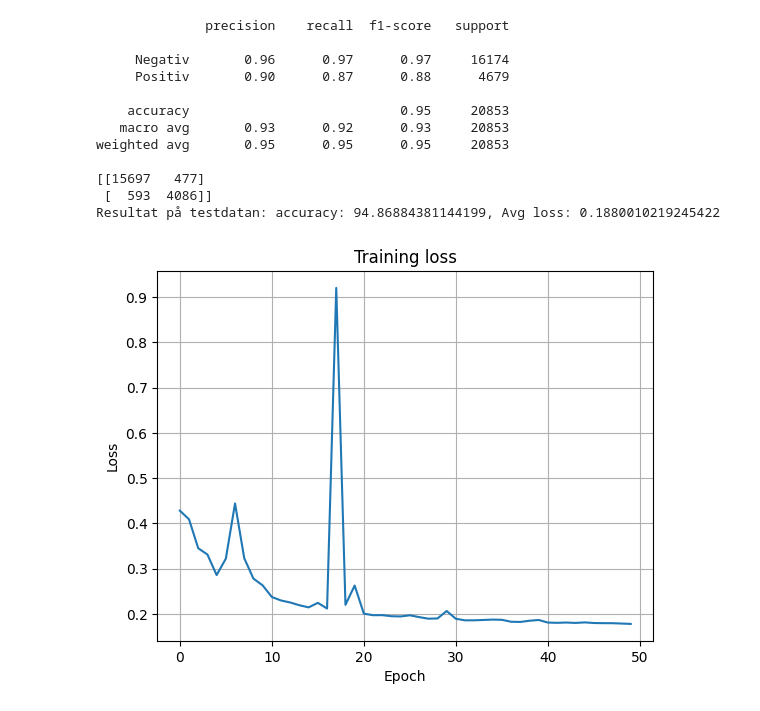
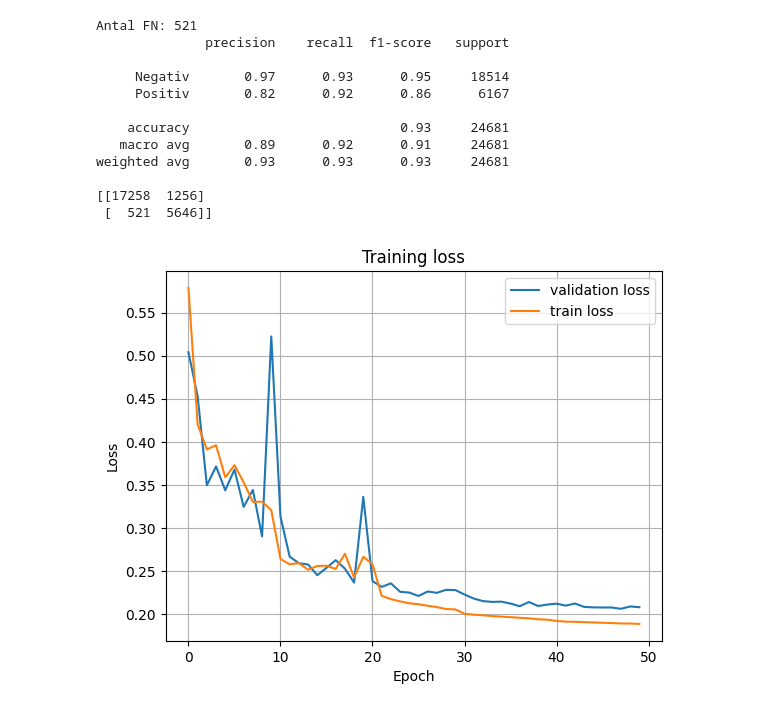
Before and after one commit to andreasjak/MSc26_Assar, a Jupyter notebook: networks/feed_forward_base_model.ipynb, the cells around one changed output. Drawn from its saved outputs; the diff is of its cells as text; code cells hidden in the pictures.

```diff
--- a/networks/feed_forward_base_model.ipynb
+++ b/networks/feed_forward_base_model.ipynb
@@ -9,9 +9,9 @@ from torch.utils.data import DataLoader, TensorDataset
 
 con = duckdb.connect('../capillary.db')
 
-df = con.execute(""" SELECT id, pid, value, auto_classification AS label FROM protein_data WHERE auto_classification = 0 OR auto_classification = 1""").df()
+df = con.execute(""" SELECT id, pid, value, label FROM protein_data WHERE label = 0 OR label = 1""").df()
 
-pids = con.execute("SELECT DISTINCT pid FROM protein_data WHERE auto_classification = 0 OR auto_classification = 1").df()
+pids = con.execute("SELECT DISTINCT pid FROM protein_data WHERE label = 0 OR label = 1").df()
 
 df = df[df['value'].apply(len) == 301]
 df['value'] = df['value'].apply(lambda x: x[:300])
@@ -102,6 +102,7 @@ class NeuralNetwork(nn.Module):
 
 def train(train_dataloader, model, loss_fn, optimizer):
     model.train()
+    total_loss = 0
     for batch, (X, y) in enumerate(train_dataloader):
         X, y = X.to(device), y.to(device)
 
@@ -113,6 +114,8 @@ def train(train_dataloader, model, loss_fn, optimizer):
         loss.backward()
         optimizer.step()
         optimizer.zero_grad()
+        total_loss += loss.item()
+    return total_loss / len(train_dataloader)
 
 def validate(val_dataloader, model, loss_fn):
     size = len(val_dataloader.dataset)
@@ -145,10 +148,7 @@ def test(test_dataloader, model, loss_fn):
     return (100*correct,test_loss)
 
 
-counts = np.bincount(y_train.numpy())
-weights = 1.0 / counts
-weights = weights / weights.sum() * len(counts)  # normalisera
-pos_weight = torch.tensor(weights, dtype=torch.float32).to(device)
+pos_weight = torch.tensor([1.0, 4], dtype=torch.float32).to(device)
 
 model = NeuralNetwork().to(device)
 loss_fn = nn.CrossEntropyLoss(weight=pos_weight)
@@ -182,11 +182,13 @@ Antal parametrar: 249,922
 epochs = 50
 accuracies = []
 validation_losses = []
+train_losses = []
 for t in range(epochs):
-    train(train_dataloader, model, loss_fn, optimizer)
+    train_loss = train(train_dataloader, model, loss_fn, optimizer)
     (accuracy,avg_loss) = validate(val_dataloader, model, loss_fn)
     scheduler.step()
-    print(f"Epooch {t}, accuracy: {accuracy}, Avg loss: {avg_loss}")
+    print(f"Epoch {t:>3} | train loss: {train_loss:.4f} | val loss: {avg_loss:.4f} | val acc: {accuracy:.1f}%")
+    train_losses.append(train_loss)
     accuracies.append(accuracy)
     validation_losses.append(avg_loss)
 print("Done!")
@@ -217,47 +219,55 @@ from sklearn.metrics import classification_report, confusion_matrix
 model.load_state_dict(torch.load("base_model.pth", weights_only=True))
 
 # Samla alla prediktioner
+THRESHOLD = 0.4
+
 model.eval()
-all_preds = []
+all_probs = []
 all_labels = []
 
 with torch.no_grad():
     for X, y in test_dataloader:
         X, y = X.to(device), y.to(device)
+        logits = model(X)
+        probs = torch.softmax(logits, dim=1)[:, 1]
         pred = model(X)
-        all_preds.extend(pred.argmax(1).cpu().numpy())
+        all_probs.extend(probs.cpu().numpy())
         all_labels.extend(y.cpu().numpy())
 
+all_probs = np.array(all_probs)
+all_labels = np.array(all_labels)
+all_preds = (all_probs >= THRESHOLD).astype(int)
+
+# Hitta FN
+fn_idx = np.where((all_labels == 1) & (all_preds == 0))[0]
+print(f"Antal FN: {len(fn_idx)}")
 # Rapport
 print(classification_report(all_labels, all_preds, target_names=['Negativ', 'Positiv']))
-
-# Konfusionsmatris
 print(confusion_matrix(all_labels, all_preds))
-
-(test_accuracy, test_loss) = test(test_dataloader,model,loss_fn)
-print(f"Resultat på testdatan: accuracy: {test_accuracy}, Avg loss: {test_loss}")
 # %% [output]
+Antal FN: 521
               precision    recall  f1-score   support
 
-     Negativ       0.96      0.97      0.97     16174
-     Positiv       0.90      0.87      0.88      4679
+     Negativ       0.97      0.93      0.95     18514
+     Positiv       0.82      0.92      0.86      6167
 
-    accuracy                           0.95     20853
-   macro avg       0.93      0.92      0.93     20853
-weighted avg       0.95      0.95      0.95     20853
+    accuracy                           0.93     24681
+   macro avg       0.89      0.92      0.91     24681
+weighted avg       0.93      0.93      0.93     24681
 
-[[15697   477]
- [  593  4086]]
-Resultat på testdatan: accuracy: 94.86884381144199, Avg loss: 0.1880010219245422
+[[17258  1256]
+ [  521  5646]]
 # %%
 # Analys av hur träningen gick
 import matplotlib.pyplot as plt
 
-plt.plot(validation_losses)
+plt.plot(validation_losses, label='validation loss')
+plt.plot(train_losses, label = 'train loss')
+plt.legend()
 plt.xlabel('Epoch')
 plt.ylabel('Loss')
 plt.title('Training loss')
 plt.grid(True)
 plt.show()
 # %% [output]
-[figure, old version]
+[figure, new version]
```
Also changed, not shown: parts of 3 cells of this notebook, 12 other files.
